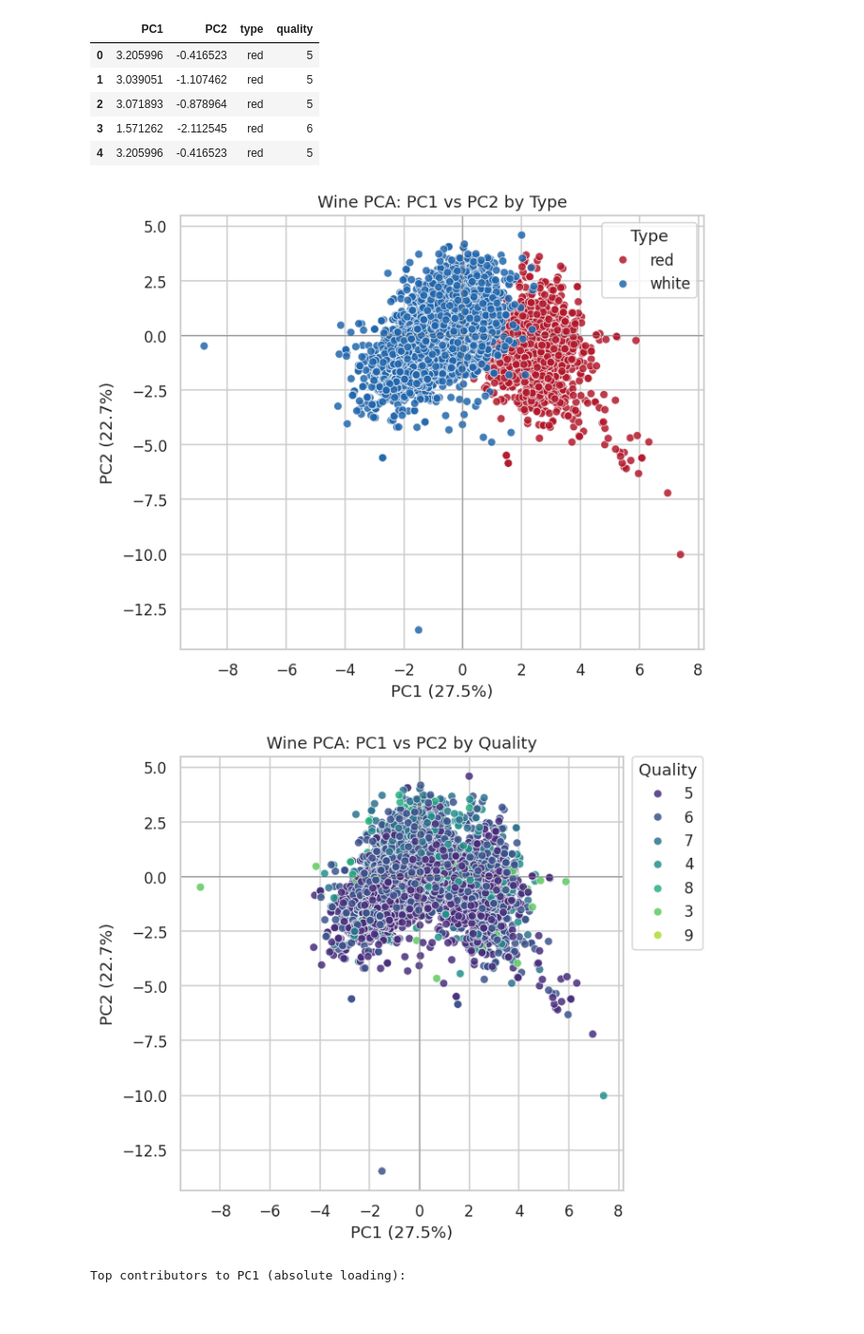
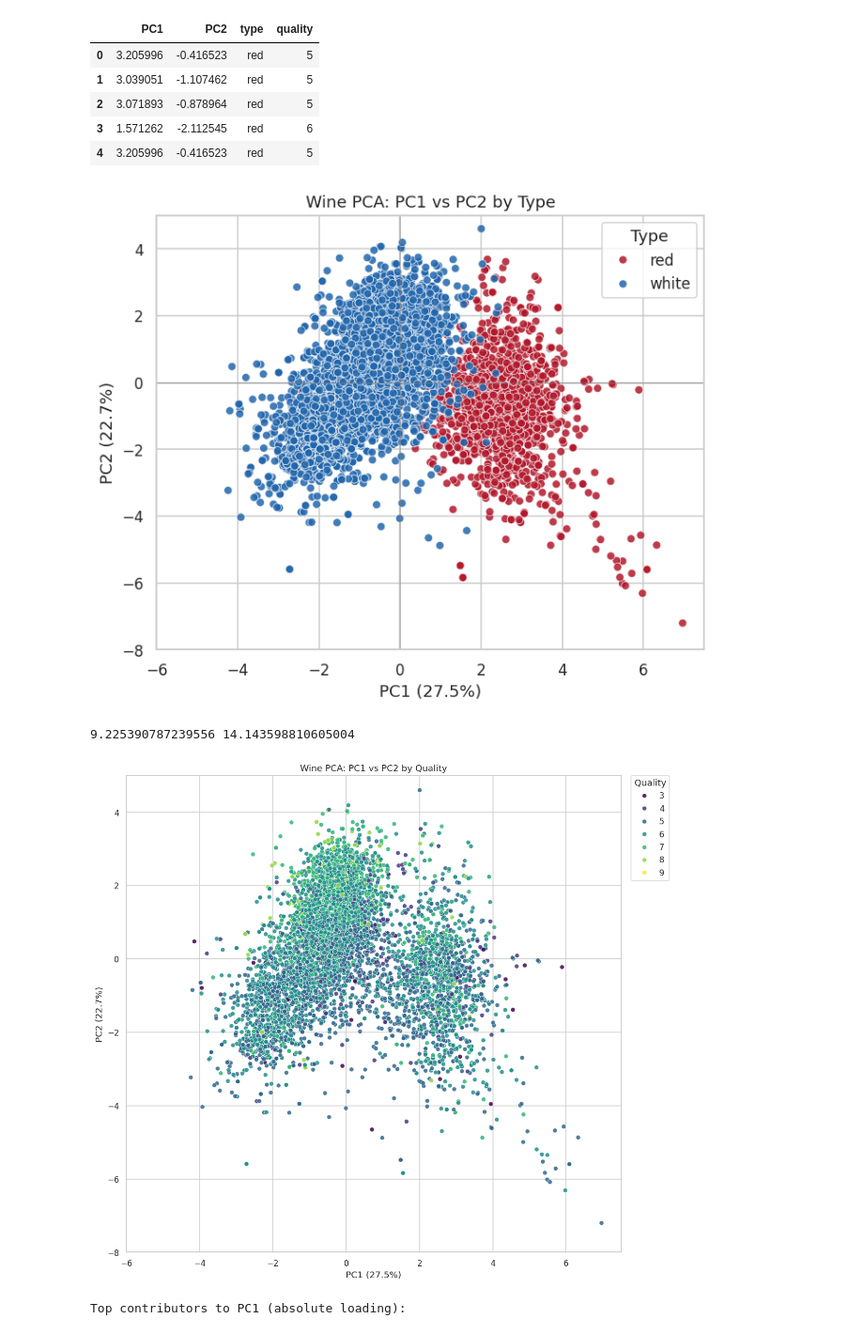
Before and after one commit to Mootwar/data-mining-hramirez-zubi, a Jupyter notebook: PCA/notebook.ipynb, the cells around one changed output. Shown at 94% size. Saved outputs shown, nothing was run; the diff lists cells and outputs as text; code cells hidden in the pictures.

```diff
--- a/PCA/notebook.ipynb
+++ b/PCA/notebook.ipynb
@@ -252,37 +248,39 @@ plt.ylabel(f'PC2 ({pc2_var:.1f}%)')
 plt.title('Wine PCA: PC1 vs PC2 by Type')
 plt.axhline(0, color='grey', lw=0.5)
 plt.axvline(0, color='grey', lw=0.5)
-plt.xlim(-pc_limits['x'], pc_limits['x'])
-plt.ylim(-pc_limits['y'], pc_limits['y'])
+plt.xlim(-6, 7.5)
+plt.ylim(-8, 5)
 plt.legend(title='Type')
 plt.tight_layout()
 plt.show()
 # %% [output]
-[figure, old version]
+[figure, new version]
 # %%
 # PC1–PC2 scatter colored by wine quality score
-plt.figure(figsize=(6.5, 5.5))
+plt.figure(figsize=(11, 10))
 quality_levels = sorted(scores_df['quality'].unique())
 if sns is not None:
     sns.scatterplot(data=scores_df, x='PC1', y='PC2', hue='quality', palette='viridis',
                     hue_order=quality_levels, s=35, alpha=0.85)
     plt.legend(title='Quality', bbox_to_anchor=(1.02, 1), loc='upper left', borderaxespad=0.)
 else:
     scatter = plt.scatter(scores_df['PC1'], scores_df['PC2'], c=scores_df['quality'], cmap='viridis', s=35, alpha=0.85)
     cbar = plt.colorbar(scatter)
     cbar.set_label('Quality')
 plt.xlabel(f'PC1 ({pc1_var:.1f}%)')
 plt.ylabel(f'PC2 ({pc2_var:.1f}%)')
 plt.title('Wine PCA: PC1 vs PC2 by Quality')
 plt.axhline(0, color='grey', lw=0.5)
 plt.axvline(0, color='grey', lw=0.5)
-plt.xlim(-pc_limits['x'], pc_limits['x'])
-plt.ylim(-pc_limits['y'], pc_limits['y'])
+print(pc_limits['x'],pc_limits['y'])
+plt.xlim(-6, 7.5)
+plt.ylim(-8, 5)
 plt.gca().set_aspect('equal', 'box')
 plt.tight_layout()
 plt.show()
 # %% [output]
+9.225390787239556 14.143598810605004
-[figure, old version]
+[figure, new version]
 # %%
 # Loadings table for the first two principal components
 loadings_df = pd.DataFrame(pca_two.components_.T, columns=['PC1', 'PC2'], index=feature_cols)
```
Also changed, not shown: parts of 4 cells of this notebook.
